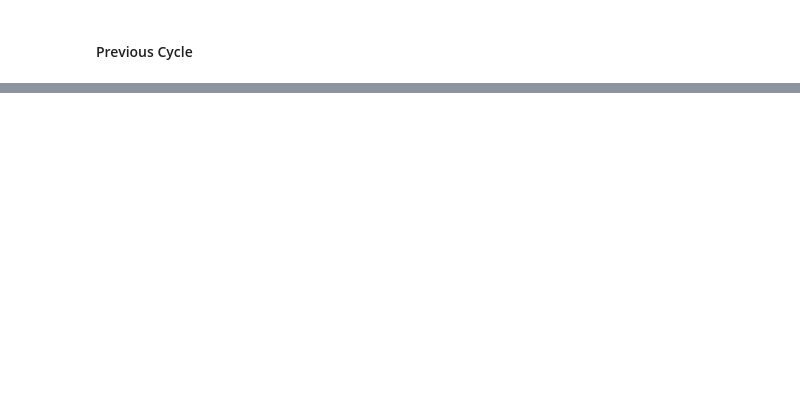
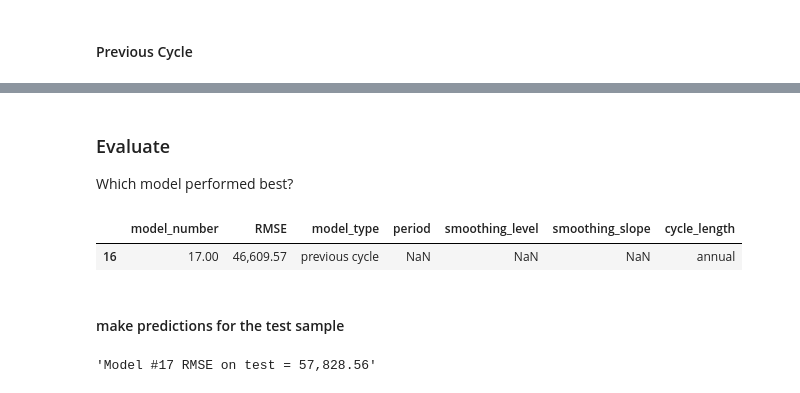
Before and after one commit to bensmith07/time-series-exercises, a Jupyter notebook: model_notebook.ipynb, the cells around one changed output, grey strips where cells are left out. Drawn from its saved outputs; the diff is of its cells as text; code cells hidden in the pictures; blank space fills up the shorter version.

```diff
--- a/model_notebook.ipynb
+++ b/model_notebook.ipynb
@@ -161,0 +148,5 @@ train.diff(52)
+# %%
+#re-do splits to match annual cyles
+train = df[:'2015'].resample('W').sum()
+validate = df['2016'].resample('W').sum()
+test = df['2017'].resample('W').sum()
@@ -161,0 +188,15 @@ train.diff(52)
+# %%
+model_number += 1
+model_type = 'previous cycle'
+
+# compute the average weekly delta year-over-year and add to the last annual cycle's values
+y_pred = train['2015'] + train.diff(52).mean()
+# set the index (drop one week from validate to account for different number of weeks in the year)
+y_pred.index = validate[validate.index.week < 53].index
+
+# store model info
+dct = {'model_number': model_number,
+       'RMSE': sqrt(mean_squared_error(validate[target][validate.index.week < 53], y_pred)),
+       'model_type': model_type,
+       'cycle_length': 'annual'}
+model_info = model_info.append(dct, ignore_index=True)
@@ -161,0 +211,20 @@ train.diff(52)
+# %% [markdown]
+### Evaluate
+Which model performed best?
+# %%
+model_info[model_info.RMSE == model_info.RMSE.min()]
+# %% [output]
+|  | model_number | RMSE | model_type | period | smoothing_level | smoothing_slope | cycle_length |
+| 16 | 17.00 | 46,609.57 | previous cycle | NaN | NaN | NaN | annual |
+# %% [markdown]
+#### make predictions for the test sample
+# %%
+# make predictions
+y_pred = validate + train.diff(52).mean()
+# reset index to match test sample
+y_pred.index = test.index
+# get the RMSE
+RMSE = sqrt(mean_squared_error(test[target], y_pred))
+f'Model #17 RMSE on test = {RMSE:,.2f}'
+# %% [output]
+'Model #17 RMSE on test = 57,828.56'
```
Also changed, not shown: parts of 20 cells of this notebook, 1 other file.
